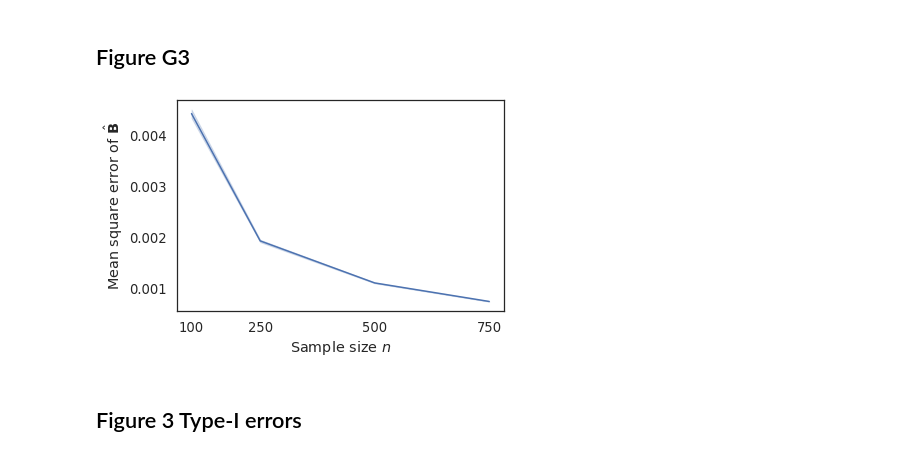
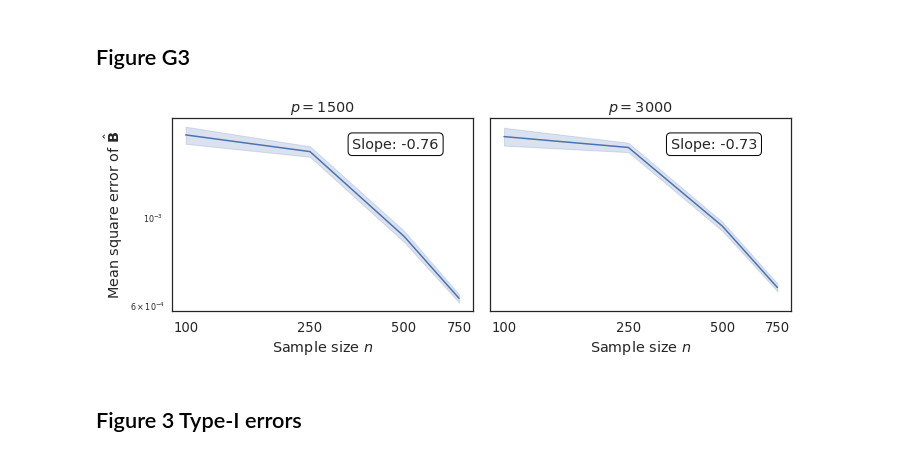
Before and after one commit to jaydu1/gcate, a Jupyter notebook: Plot_simu.ipynb, the cells around one changed output. Drawn from its saved outputs; the diff is of its cells as text; code cells hidden in the pictures.

```diff
--- a/Plot_simu.ipynb
+++ b/Plot_simu.ipynb
@@ -474,14 +458,53 @@ df = df.reset_index()
+# %%
+# df.to_csv('res.csv')
+df = pd.read_csv('res.csv', index_col=0)
 # %%
+from sklearn.linear_model import LinearRegression
+from matplotlib.ticker import ScalarFormatter
+
 sns.set(style="white", font_scale=1.2)
-fig, ax = plt.subplots(1,1, figsize=(6,4))
-sns.lineplot(data=df, x='n', y='diff', ax=ax)
-ax.set_xticks([100,250,500,750])
-ax.set_xlabel('Sample size $n$')
-ax.set_ylabel(r'Mean square error of $\hat{\mathbf{B}}$')
+fig, axes = plt.subplots(1,2, figsize=(10,4), sharey=True)
+for j,p in enumerate([1500,3000]):
+    df_tmp = df[(df['n']>0)&(df['p']==p)]
+    sns.lineplot(data=df_tmp, x='n', y='diff', ax=axes[j])
+
+    # Compute the slope using linear regression
+    X = np.log10(df_tmp[df_tmp['n']>100][['n']].values)
+    y = np.log10(df_tmp[df_tmp['n']>100]['diff'].values)
+    reg = LinearRegression().fit(X, y)
+    slope = reg.coef_[0]
+
+    # Display the slope on the plot
+    axes[j].text(0.6, 0.9, f'Slope: {slope:.2f}', transform=axes[j].transAxes,
+                verticalalignment='top', bbox=dict(boxstyle='round,pad=0.3', edgecolor='black', facecolor='white'))
+
+    axes[j].set_title('$p={}$'.format(p))
+    axes[j].set_xscale('log')
+    axes[j].set_yscale('log')
+
+
+    axes[j].set_xticks([100,250,500,750])
+    axes[j].set_xticklabels([100,250,500,750])
+    axes[j].xaxis.set_minor_formatter(mpl.ticker.NullFormatter())
+
+    axes[j].tick_params(axis = 'y', which = 'both', labelsize = 8)
+
+    # axes[j].set_xticks([100,250,500,750])
+    # axes[j].yaxis.set_minor_formatter(mpl.ticker.NullFormatter())
+
+    # axes[j].xaxis.set_major_formatter(ScalarFormatter())
+    # axes[j].xaxis.set_minor_formatter(ScalarFormatter())
+
+    # axes[j].yaxis.set_major_formatter(ScalarFormatter())
+    # axes[j].yaxis.set_minor_formatter(ScalarFormatter())
+
+    axes[j].set_xlabel('Sample size $n$')
+axes[0].set_ylabel(r'Mean square error of $\hat{\mathbf{B}}$')
+axes[1].set_ylabel('')
 fig.tight_layout()
 plt.savefig('result/est_err.pdf', bbox_inches='tight', dpi=300)
 # %% [output]
-[figure, old version]
+[figure, new version]
 # %% [markdown]
 ## Figure 3 Type-I errors
 # %%
```
Also changed, not shown: parts of 1 cell of this notebook, 13 other files.
